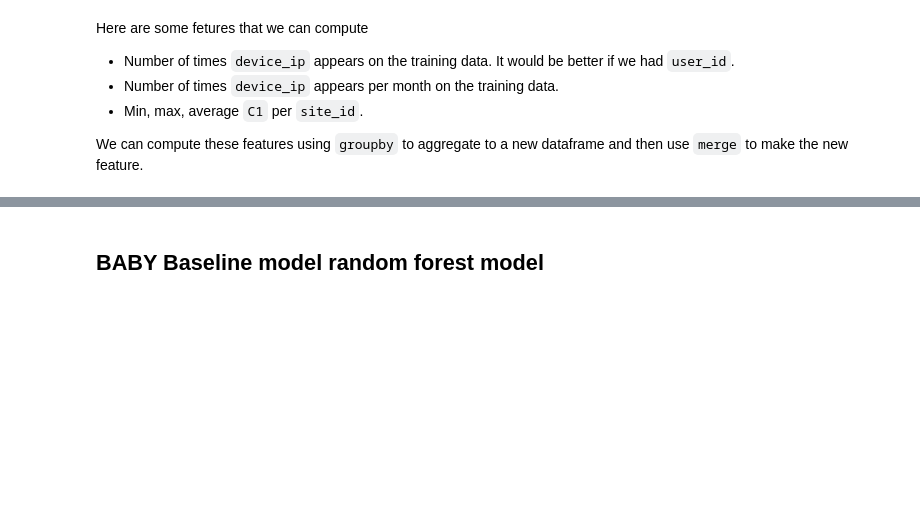
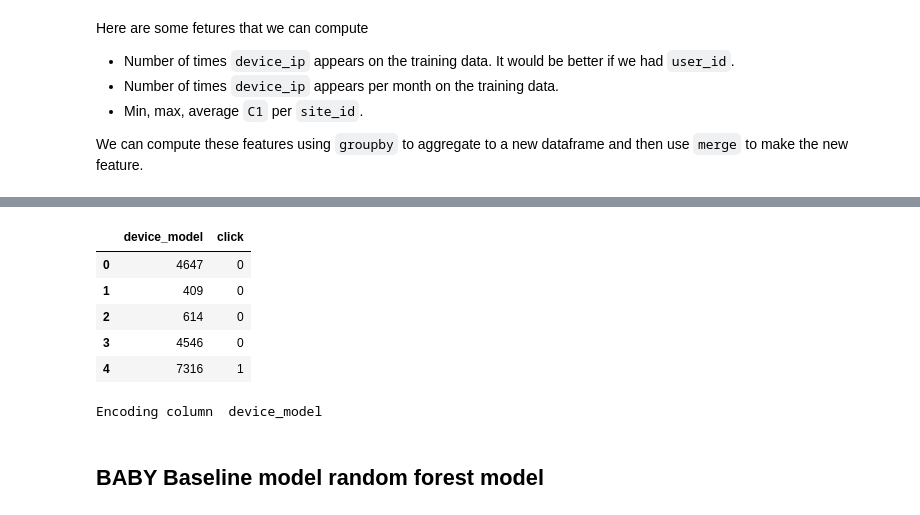
Before and after one commit to yanneta/msds699, a Jupyter notebook: notebooks/4_feature_eng.ipynb, the cells around one changed output, grey strips where cells are left out. Saved outputs shown, nothing was run; the diff lists cells and outputs as text; code cells hidden in the pictures; blank space fills up the shorter version.

```diff
--- a/notebooks/4_feature_eng.ipynb
+++ b/notebooks/4_feature_eng.ipynb
@@ -404,3 +465,17 @@ hash_encode_cols(t2, v2, col)
+# %%
+t3.head()
+# %% [output]
+|  | device_model | click |
+| 0 | 4647 | 0 |
+| 1 | 409 | 0 |
+| 2 | 614 | 0 |
+| 3 | 4546 | 0 |
+| 4 | 7316 | 1 |
+# %%
+col = "device_model"
+hash_encode_cols(train, val, col)
+# %% [output]
+Encoding column  device_model
 # %% [markdown]
 ## BABY Baseline model random forest model
 # %%
```
Also changed, not shown: parts of 15 cells of this notebook.
